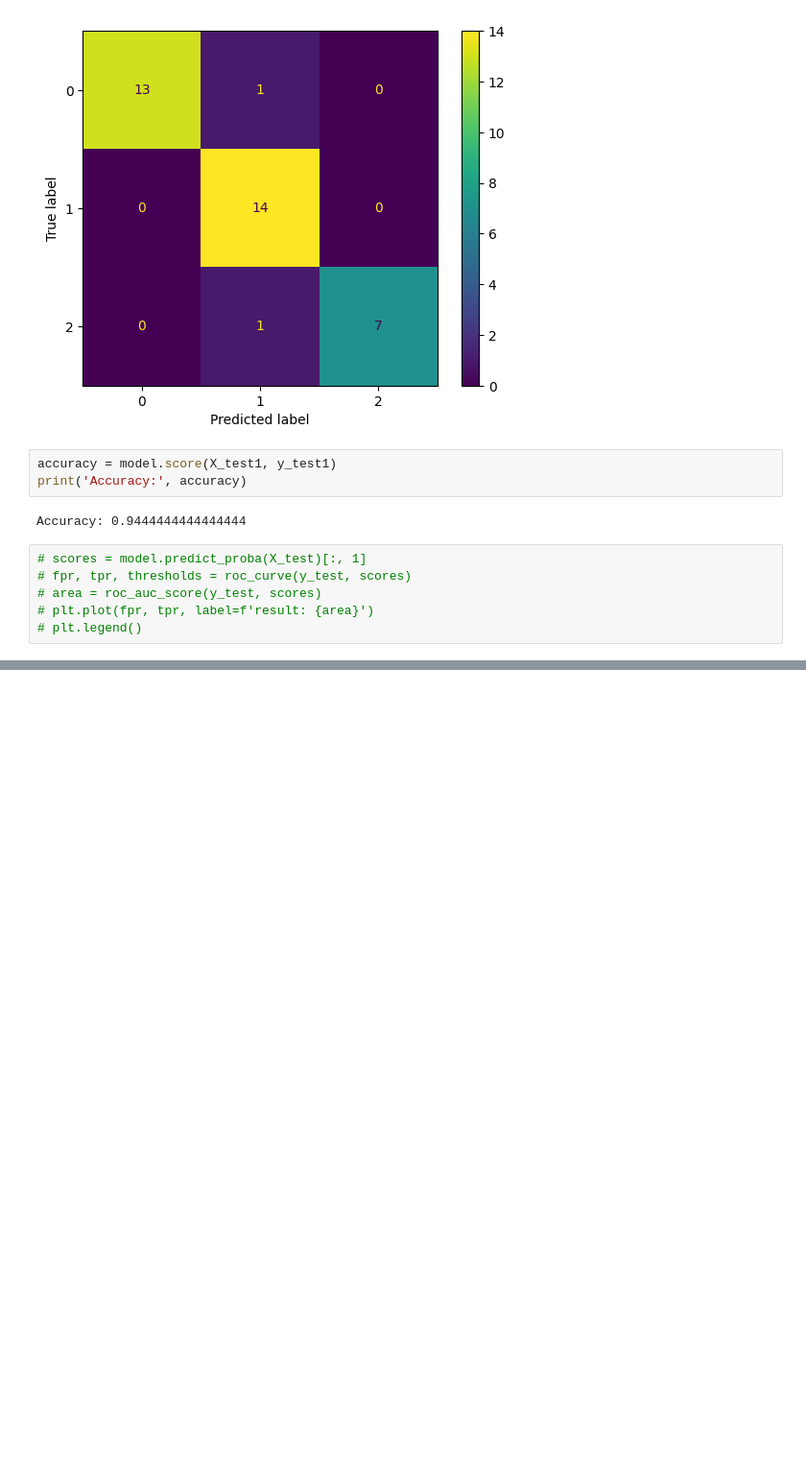
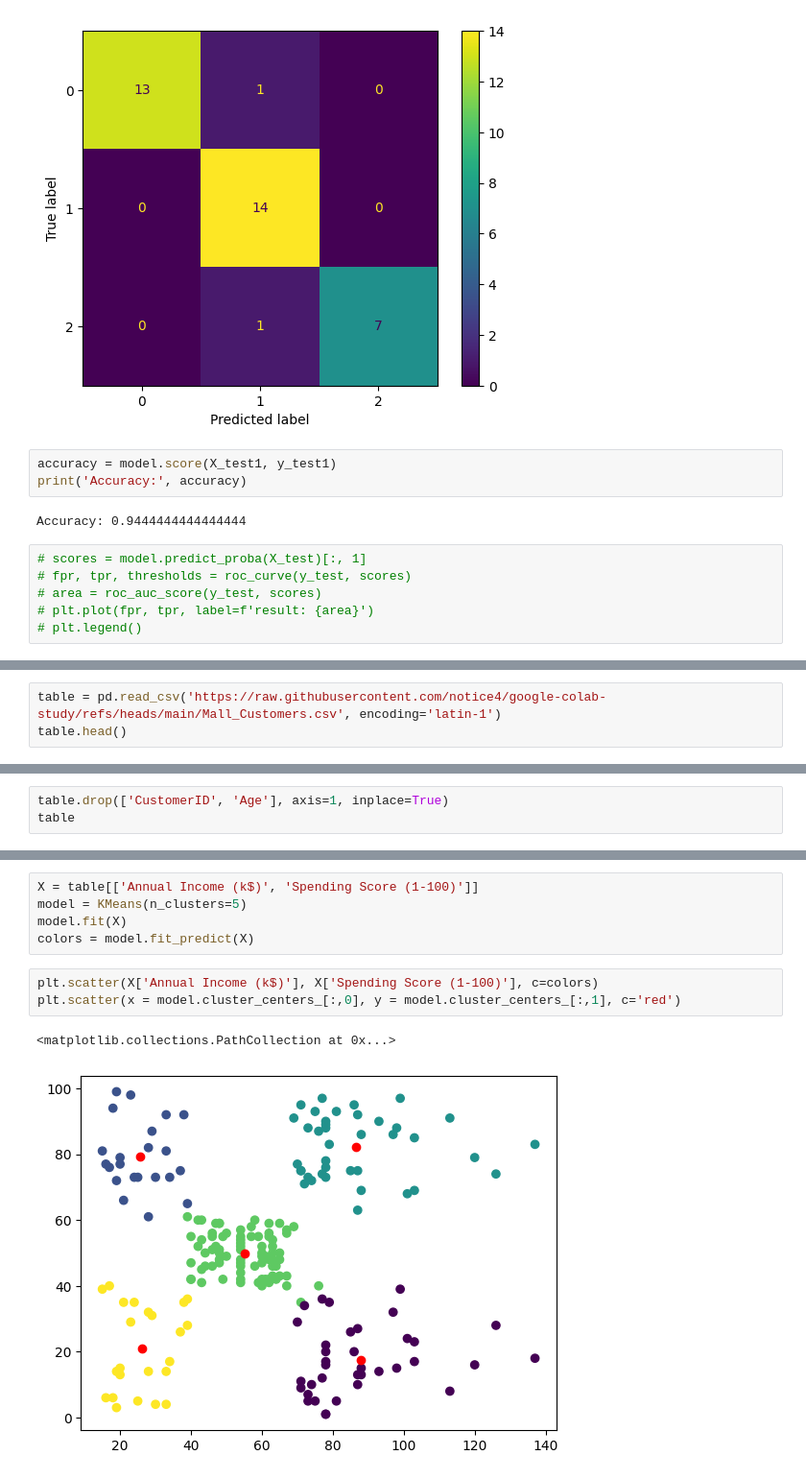
Before and after one commit to notice4/google-colab-study, a Jupyter notebook: mid_term_prep.ipynb, the cells around one changed output, grey strips where cells are left out. Shown at 96% size. Cells and saved outputs as stored; diff of their text form; blank space fills up the shorter version.

Commit message:
clustering half

```diff
--- a/mid_term_prep.ipynb
+++ b/mid_term_prep.ipynb
@@ -284,0 +290,3 @@ Accuracy: 0.9444444444444444
+# %%
+table = pd.read_csv('https://raw.githubusercontent.com/notice4/google-colab-study/refs/heads/main/Mall_Customers.csv', encoding='latin-1')
+table.head()
@@ -284,0 +300,3 @@ Accuracy: 0.9444444444444444
+# %%
+table.drop(['CustomerID', 'Age'], axis=1, inplace=True)
+table
@@ -284,0 +317,11 @@ Accuracy: 0.9444444444444444
+# %%
+X = table[['Annual Income (k$)', 'Spending Score (1-100)']]
+model = KMeans(n_clusters=5)
+model.fit(X)
+colors = model.fit_predict(X)
+# %%
+plt.scatter(X['Annual Income (k$)'], X['Spending Score (1-100)'], c=colors)
+plt.scatter(x = model.cluster_centers_[:,0], y = model.cluster_centers_[:,1], c='red')
+# %% [output]
+<matplotlib.collections.PathCollection at 0x...>
+[figure, added]
```
Also changed, not shown: parts of 5 cells of this notebook.
